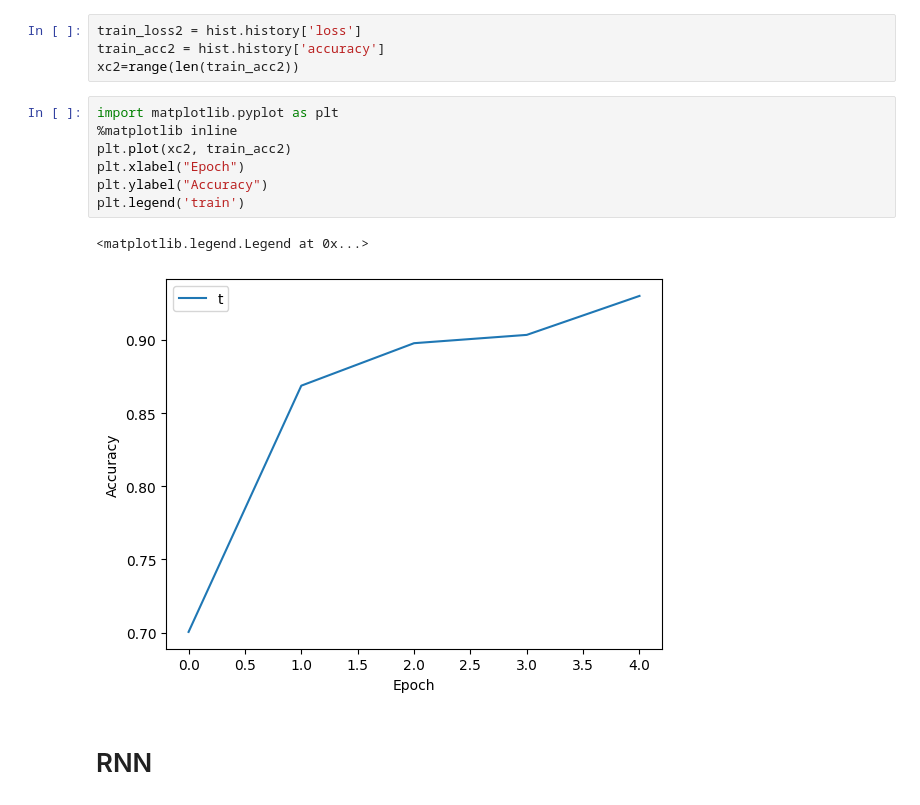
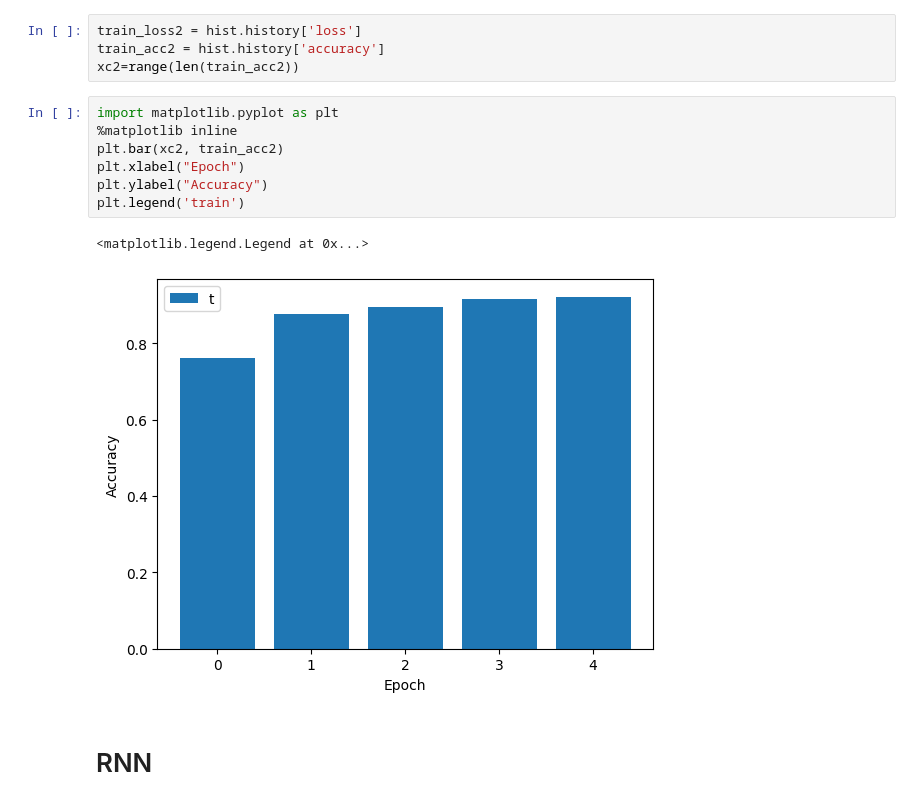
Before and after one commit to sathwik1404/deeplearning, a Jupyter notebook: Dl_Assignment.ipynb, the cells around one changed output. Drawn from its saved outputs; the diff is of its cells as text.

```diff
--- a/Dl_Assignment.ipynb
+++ b/Dl_Assignment.ipynb
@@ -117,13 +117,13 @@ xc2=range(len(train_acc2))
 # %%
 import matplotlib.pyplot as plt
 %matplotlib inline
-plt.plot(xc2, train_acc2)
+plt.bar(xc2, train_acc2)
 plt.xlabel("Epoch")
 plt.ylabel("Accuracy")
 plt.legend('train')
 # %% [output]
 <matplotlib.legend.Legend at 0x...>
-[figure, old version]
+[figure, new version]
 # %% [markdown]
 # RNN
 # %%
```
Also changed, not shown: parts of 10 cells of this notebook.
